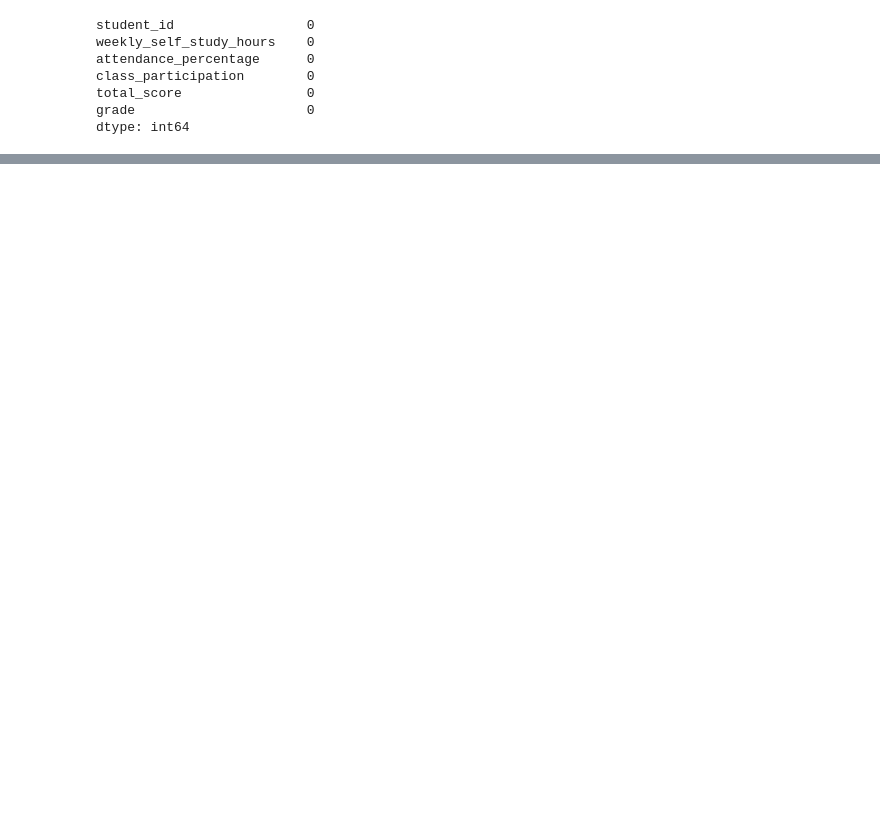
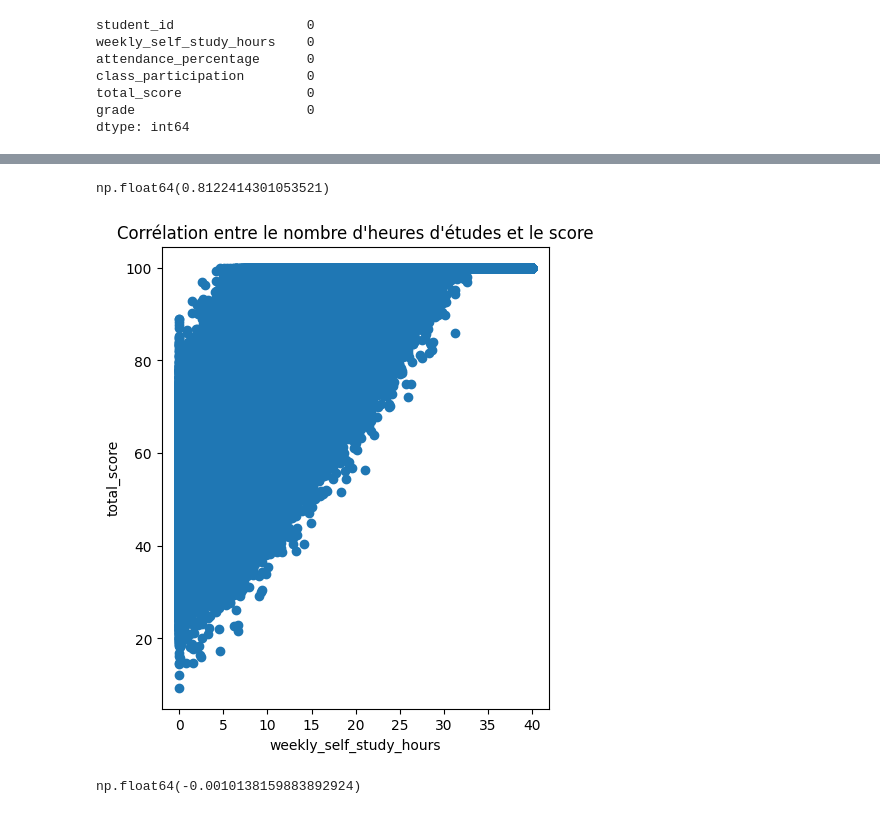
Before and after one commit to djafarou-ML/Student_Performance, a Jupyter notebook: student_perfomance.ipynb, the cells around one changed output, grey strips where cells are left out. Cells and saved outputs as stored; diff of their text form; code cells hidden in the pictures; blank space fills up the shorter version.

```diff
--- a/student_perfomance.ipynb
+++ b/student_perfomance.ipynb
@@ -57,0 +106,20 @@ df.describe()
+# %%
+corr_weekl = df['weekly_self_study_hours'].corr(df['total_score'])
+corr_weekl
+# %% [output]
+np.float64(0.8122414301053521)
+# %%
+plt.figure(figsize=(5, 6))
+plt.scatter(df['weekly_self_study_hours'], df['total_score'])
+plt.xlabel("weekly_self_study_hours")
+plt.ylabel("total_score")
+plt.title("Corrélation entre le nombre d'heures d'études et le score")
+
+plt.show()
+# %% [output]
+[figure, added]
+# %%
+corr_attendance = df['attendance_percentage'].corr(df['total_score'])
+corr_attendance
+# %% [output]
+np.float64(-0.0010138159883892924)
```
Also changed, not shown: parts of 9 cells of this notebook.
